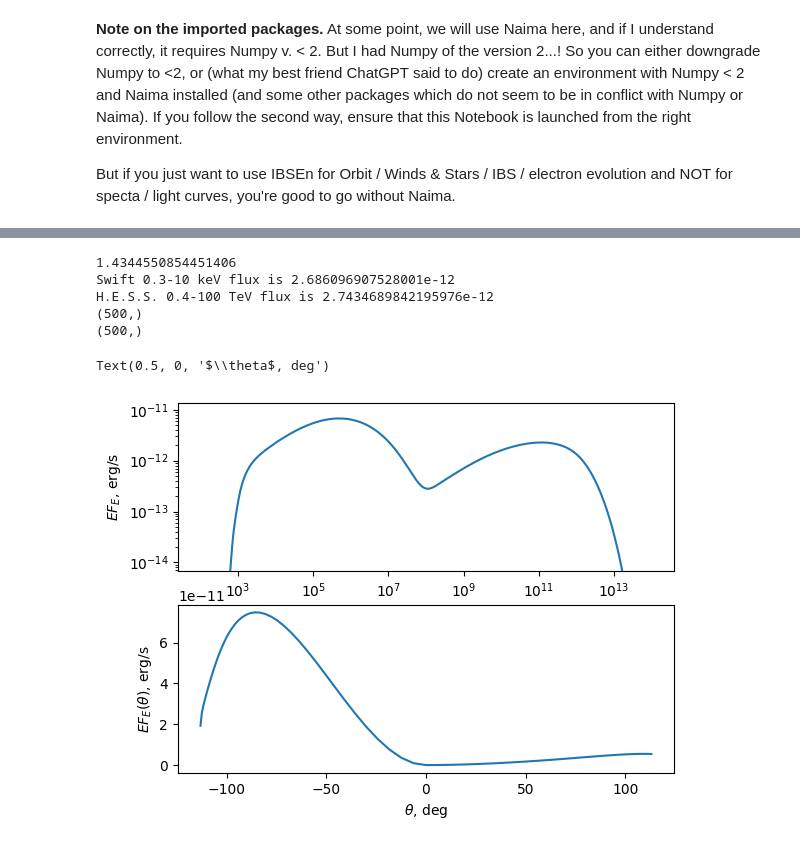
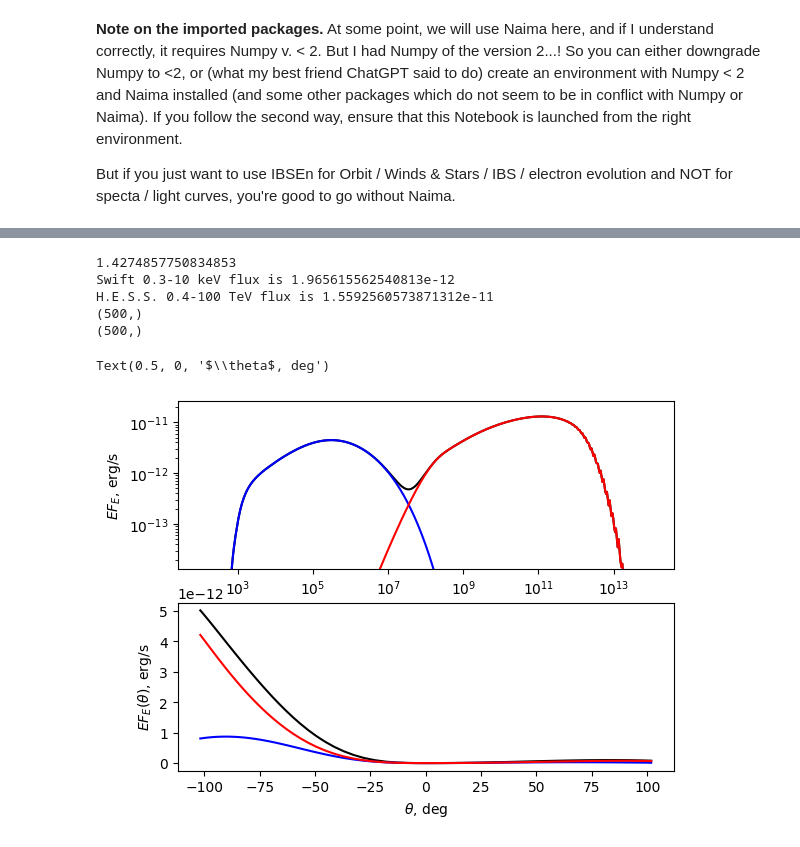
Before and after one commit to Alvkuzin/IBSEn, a Jupyter notebook: tutorials/SpectrumIBS_expanded.ipynb, the cells around one changed output, grey strips where cells are left out. Cells and saved outputs as stored; diff of their text form; code cells hidden in the pictures.

```diff
--- a/tutorials/SpectrumIBS_expanded.ipynb
+++ b/tutorials/SpectrumIBS_expanded.ipynb
@@ -25,15 +25,13 @@ from ibsen.ibs import IBS
 from ibsen.el_ev import ElectronsOnIBS
 from scipy.integrate import trapezoid
 
-t = 15 * DAY
+t = 5 * DAY
 Nibs = 41
-ibs = IBS(beta=None,
-          winds=winds,
+ibs = IBS(winds=winds,
           gamma_max=3.,
           s_max=1.,
           s_max_g=4.,
           n=Nibs,
-          one_horn=False,
           t_to_calculate_beta_eff=t) # the same IBS as before
 
 els = ElectronsOnIBS(
@@ -66,4 +64,5 @@ els = ElectronsOnIBS(
                      )
 
 
-els.calculate(to_set_onto_ibs=True, to_return=False)
+els.calculate(to_return=False)
+print('done')
@@ -89,7 +94,8 @@ def powerlaw(E, g, norm):
 
 spec = SpectrumIBS(els=els, # els:ElectronsOnIBS class. Mandatory
                    simple=True, # Whether to calculate the spectrum in a simple fashion (see above). Default is False.
-                   syn_only=False, # Whether to calculate only Sy emission. Default it False.
+                   mechanisms = ['ic', 'syn'], # what nontermal mechanisms to use
+                   ic_ani = False, # whether to treat IC as anisotropic. Default is False
                    apex_only=False, # Whether to employ a one-zone model. All the quantities are taken as in the apex of the IBS,
                                     # while electrons n_e = averaged over IBS. Default is False.
 
@@ -113,9 +119,6 @@ E_ = np.logspace(2, 14, 500)
  sed_here, # the total SED from IBS: 1-d array of length len(e_ph_here)
  sed_s_here # the SED from each point on IBS. 2-d array of shape (len(ibs.s), len(e_ph_here))
 ) = spec.calculate_sed_on_ibs(to_return=True, # If to return SED. Default is False
-                                     to_set_onto_ibs=True, # If to remember the calculated spec, so you can access it as
-                                                             # the class attributes later. Default is True.
-
                                      E = E_ # On which energies to calculate the spectrum. Default is np.logspace(2, 14, 1000).
                                      )
 
@@ -125,36 +128,45 @@ E_ = np.logspace(2, 14, 500)
 G_ind_swift = spec.index(e1 = 3e3, e2 = 1e4)
 print(G_ind_swift)
 ###########################################################
 emissiv_s = trapezoid(spec.sed_s/e_ph_here, e_ph_here, axis=1) # The total flux from the point on IBS
+emissiv_s_sy = trapezoid(spec.sed_s_sy/e_ph_here, e_ph_here, axis=1)
+emissiv_s_ic = trapezoid(spec.sed_s_ic/e_ph_here, e_ph_here, axis=1)
+
 
 ########### Calculate fluxes in keV and TeV ranges.
 fl_swift, fl_hess = spec.fluxes( bands = (
                                           [3e2, 1e4],
                                           [4e11, 1e14]
                                          )
                                )
 print('Swift 0.3-10 keV flux is', fl_swift)
 print('H.E.S.S. 0.4-100 TeV flux is', fl_hess)
 
 fix, ax = plt.subplots(nrows = 2, ncols = 1)
 print(spec.e_ph.shape)
 print(sed_here.shape)
-ax[0].plot(spec.e_ph, sed_here)
+ax[0].plot(spec.e_ph, spec.sed, color='k')
+ax[0].plot(spec.e_ph, spec.sed_sy, color='b')
+ax[0].plot(spec.e_ph, spec.sed_ic, color='r')
+
 ax[0].set_xscale('log')
 ax[0].set_yscale('log')
 ax[0].set_ylim(np.max(sed_here)/1e3, np.max(sed_here)*2)
 ax[0].set_ylabel(r'$EF_E$, erg/s')
 ax[0].set_xlabel(r'$E$, eV')
 
 
-ax[1].plot(spec.els.ibs.theta*180/np.pi, emissiv_s)
+ax[1].plot(spec.els.ibs.theta_mid*180/np.pi, emissiv_s, color='k')
+ax[1].plot(spec.els.ibs.theta_mid*180/np.pi, emissiv_s_sy, color='b')
+ax[1].plot(spec.els.ibs.theta_mid*180/np.pi, emissiv_s_ic, color='r')
+
 ax[1].set_ylabel(r'$EF_E(\theta)$, erg/s')
 ax[1].set_xlabel(r'$\theta$, deg')
 # %% [output]
-1.4344550854451406
-Swift 0.3-10 keV flux is 2.686096907528001e-12
-H.E.S.S. 0.4-100 TeV flux is 2.7434689842195976e-12
+1.4274857750834853
+Swift 0.3-10 keV flux is 1.965615562540813e-12
+H.E.S.S. 0.4-100 TeV flux is 1.5592560573871312e-11
 (500,)
 (500,)
 Text(0.5, 0, '$\\theta$, deg')
-[figure, old version]
+[figure, new version]
```
Also changed, not shown: parts of 2 cells of this notebook, 5 other files.
